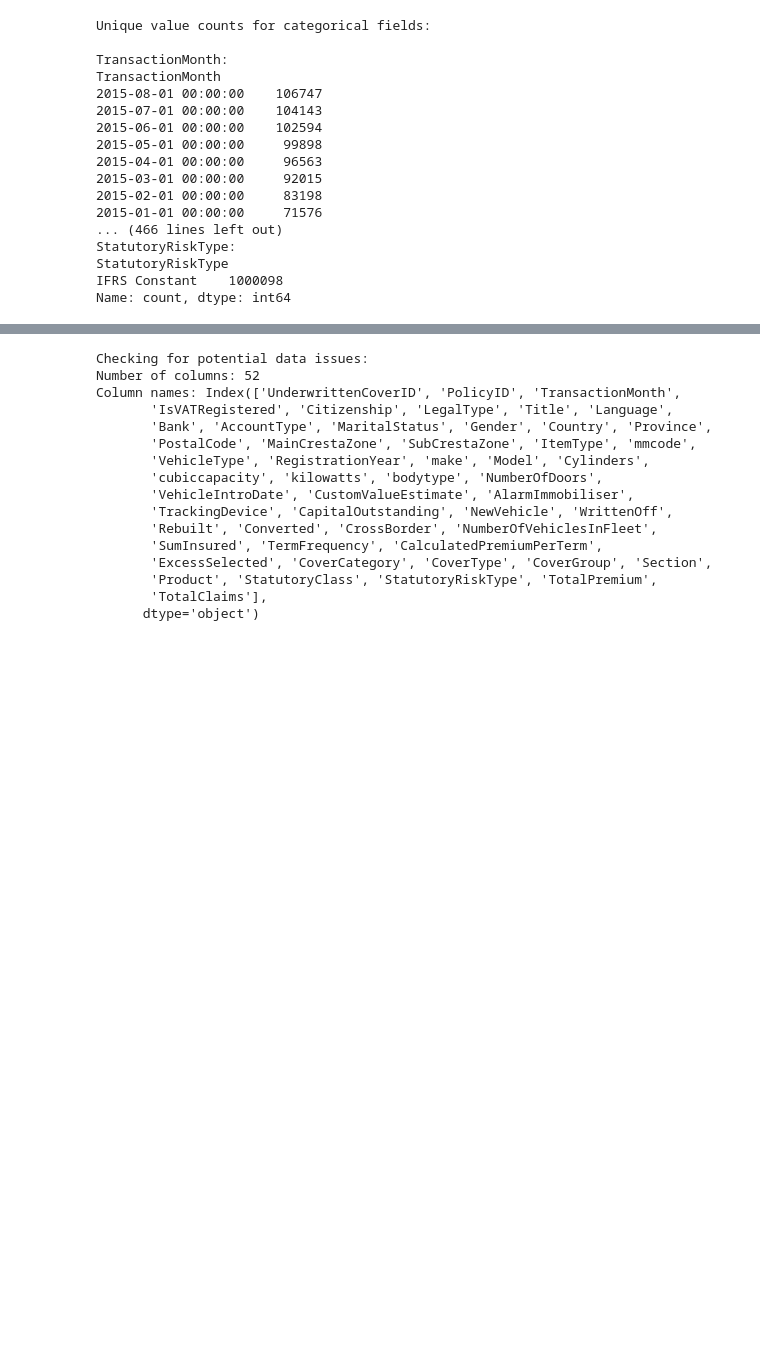
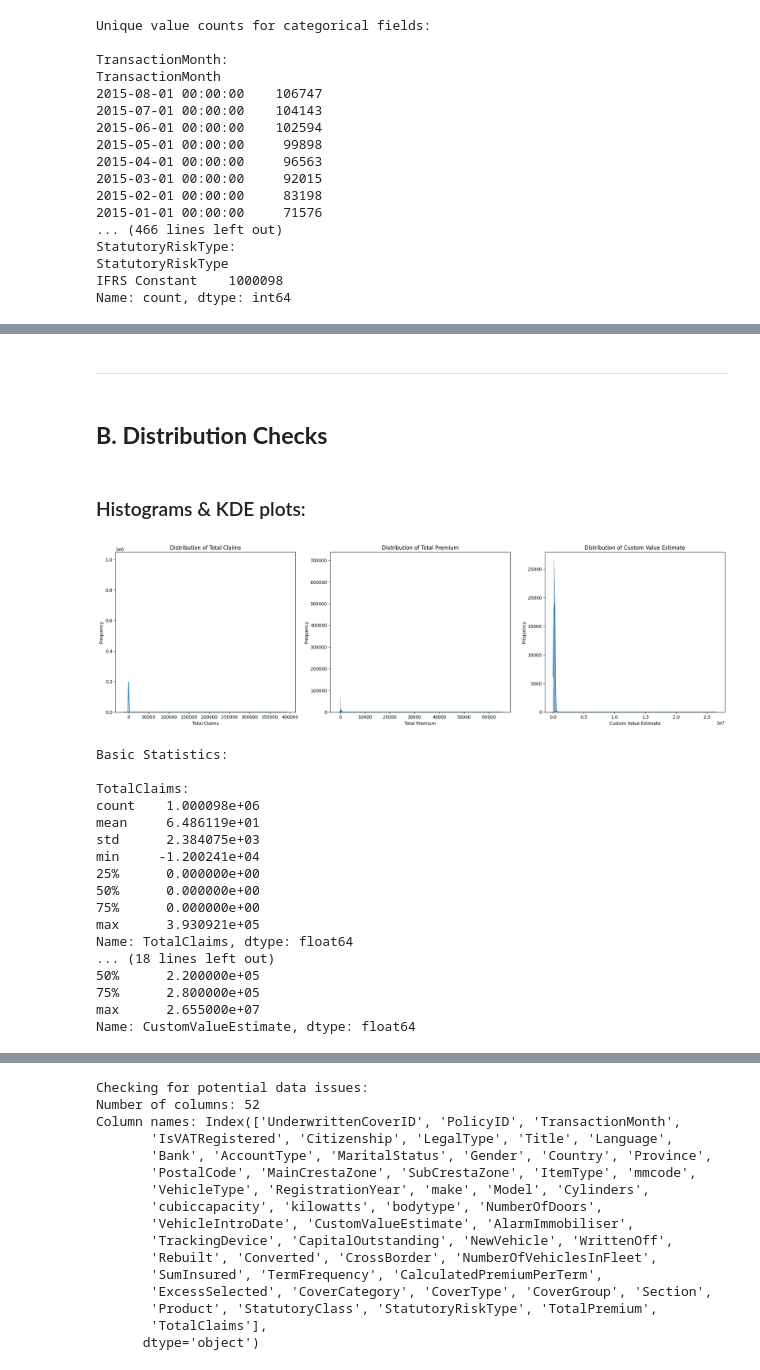
Before and after one commit to OliyadTeshome/SmartRisk-Insurance-Analytics, a Jupyter notebook: notebooks/1_eda_and_data_cleaning.ipynb, the cells around one changed output, grey strips where cells are left out. Saved outputs shown, nothing was run; the diff lists cells and outputs as text; code cells hidden in the pictures; blank space fills up the shorter version.

```diff
--- a/notebooks/1_eda_and_data_cleaning.ipynb
+++ b/notebooks/1_eda_and_data_cleaning.ipynb
@@ -160,0 +383,59 @@ dtype: int64
+# %% [markdown]
+----
+# %% [markdown]
+## **B. Distribution Checks**
+# %% [markdown]
+### Histograms & KDE plots:
+# %%
+# Create a figure with 3 subplots for histograms and KDE plots
+fig, axes = plt.subplots(1, 3, figsize=(20, 6))
+
+# Plot histograms and KDE for TotalClaims
+sns.histplot(data=df, x='TotalClaims', kde=True, ax=axes[0])
+axes[0].set_title('Distribution of Total Claims')
+axes[0].set_xlabel('Total Claims')
+axes[0].set_ylabel('Frequency')
+
+# Plot histograms and KDE for TotalPremium
+sns.histplot(data=df, x='TotalPremium', kde=True, ax=axes[1])
+axes[1].set_title('Distribution of Total Premium')
+axes[1].set_xlabel('Total Premium')
+axes[1].set_ylabel('Frequency')
+
+# Plot histograms and KDE for CustomValueEstimate
+sns.histplot(data=df, x='CustomValueEstimate', kde=True, ax=axes[2])
+axes[2].set_title('Distribution of Custom Value Estimate')
+axes[2].set_xlabel('Custom Value Estimate')
+axes[2].set_ylabel('Frequency')
+
+# Adjust layout
+plt.tight_layout()
+plt.show()
+
+# Print basic statistics for these variables
+print("\nBasic Statistics:")
+print("\nTotalClaims:")
+print(df['TotalClaims'].describe())
+print("\nTotalPremium:")
+print(df['TotalPremium'].describe())
+print("\nCustomValueEstimate:")
+print(df['CustomValueEstimate'].describe())
+# %% [output]
+[figure, added]
+Basic Statistics:
+
+TotalClaims:
+count    1.000098e+06
+mean     6.486119e+01
+std      2.384075e+03
+min     -1.200241e+04
+25%      0.000000e+00
+50%      0.000000e+00
+75%      0.000000e+00
+max      3.930921e+05
+Name: TotalClaims, dtype: float64
+... (18 lines left out)
+50%      2.200000e+05
+75%      2.800000e+05
+max      2.655000e+07
+Name: CustomValueEstimate, dtype: float64
```
Also changed, not shown: parts of 112 cells of this notebook.
